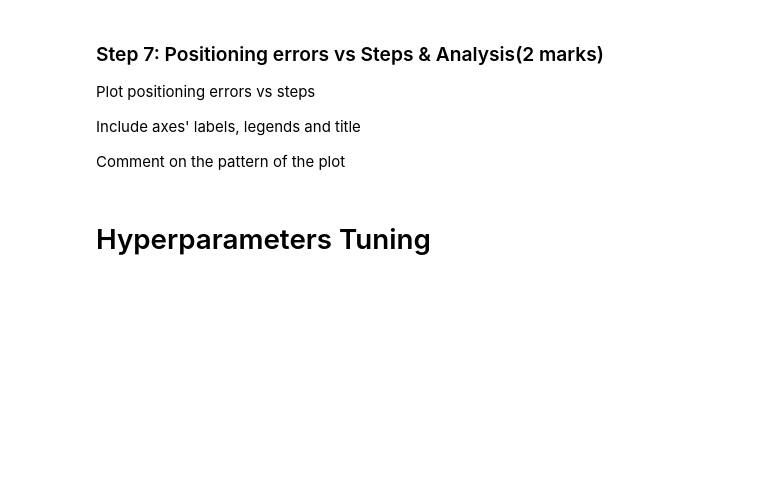
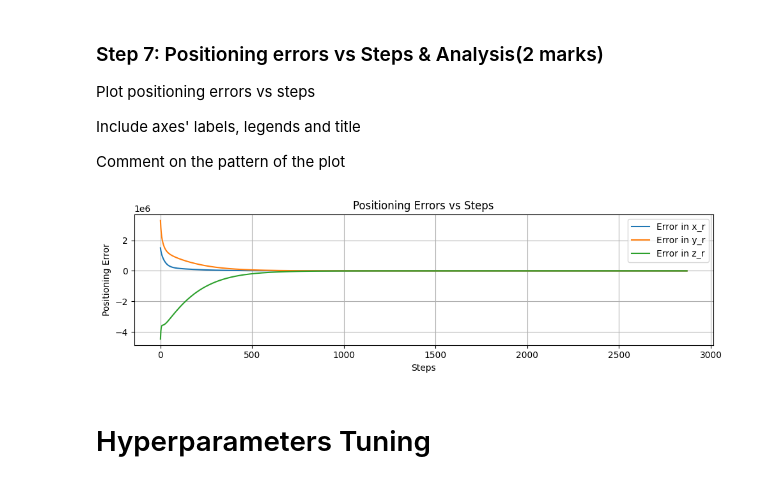
Before and after one commit to michael-shi-uofc/engg680_2024_fall, a Jupyter notebook: Lab_Assignment3/Assignment3.ipynb, the cells around one changed output. Cells and saved outputs as stored; diff of their text form; code cells hidden in the pictures; blank space fills up the shorter version.

```diff
--- a/Lab_Assignment3/Assignment3.ipynb
+++ b/Lab_Assignment3/Assignment3.ipynb
@@ -259,3 +333,31 @@ plt.show()
+# %%
+fig, ax = plt.subplots(nrows=1, ncols=1, figsize=(10, 3))
+
+# Convert arr_err (list of error arrays) to a numpy array
+error_array = np.array(arr_err)
+
+# Plot the positioning errors
+ax.plot(error_array[:, 0], label='Error in x_r')
+ax.plot(error_array[:, 1], label='Error in y_r')
+ax.plot(error_array[:, 2], label='Error in z_r')
+
+# Label the axes and add a title
+ax.set_xlabel('Steps')
+ax.set_ylabel('Positioning Error')
+ax.set_title('Positioning Errors vs Steps')
+ax.legend()
+ax.grid(True)
+fig.tight_layout()
+plt.show()
+
+# Comment on the pattern
+# The plot pattern shows a rapid initial decrease in positioning errors for x_r, y_r, and z_r
+# within the first 500 steps, indicating the gradient descent algorithm quickly brings the estimated
+# position closer to the true position. After this, the errors gradually approach zero,
+# with x_r, y_r, and z_r all plateauing near zero by around 2,000 steps. This plateau suggests
+# the algorithm has converged.
+# %% [output]
+[figure, added]
 # %% [markdown]
 # Hyperparameters Tuning
 # %% [markdown]
```
Also changed, not shown: parts of 26 cells of this notebook, 1 other file.
